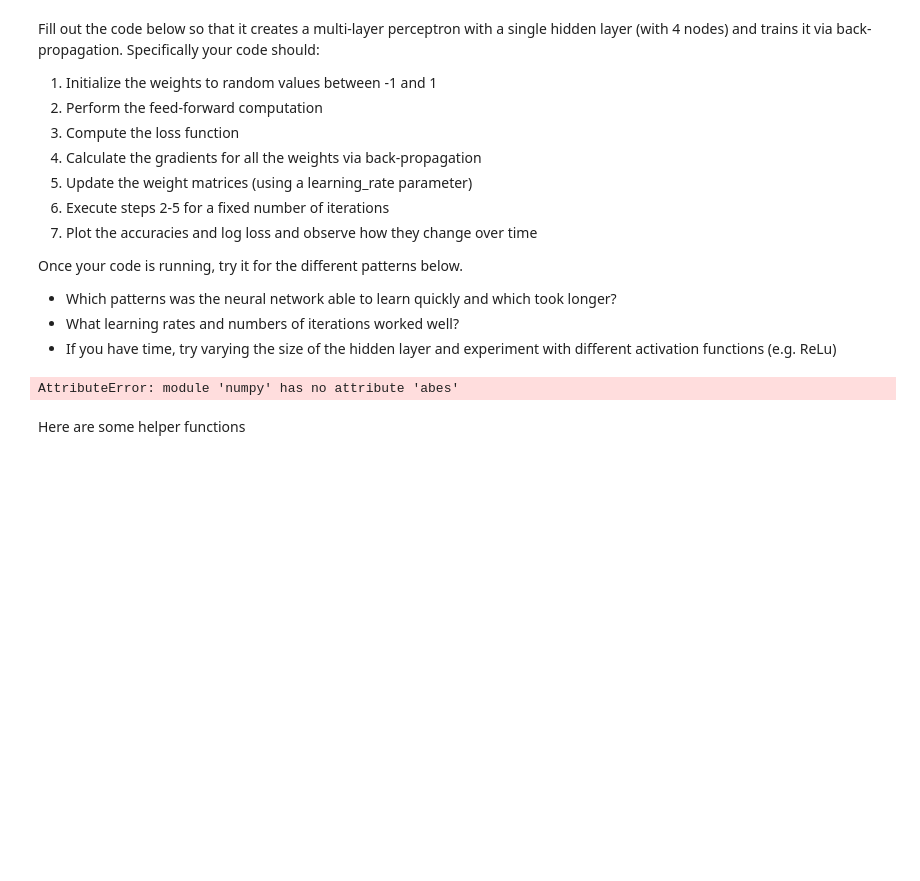
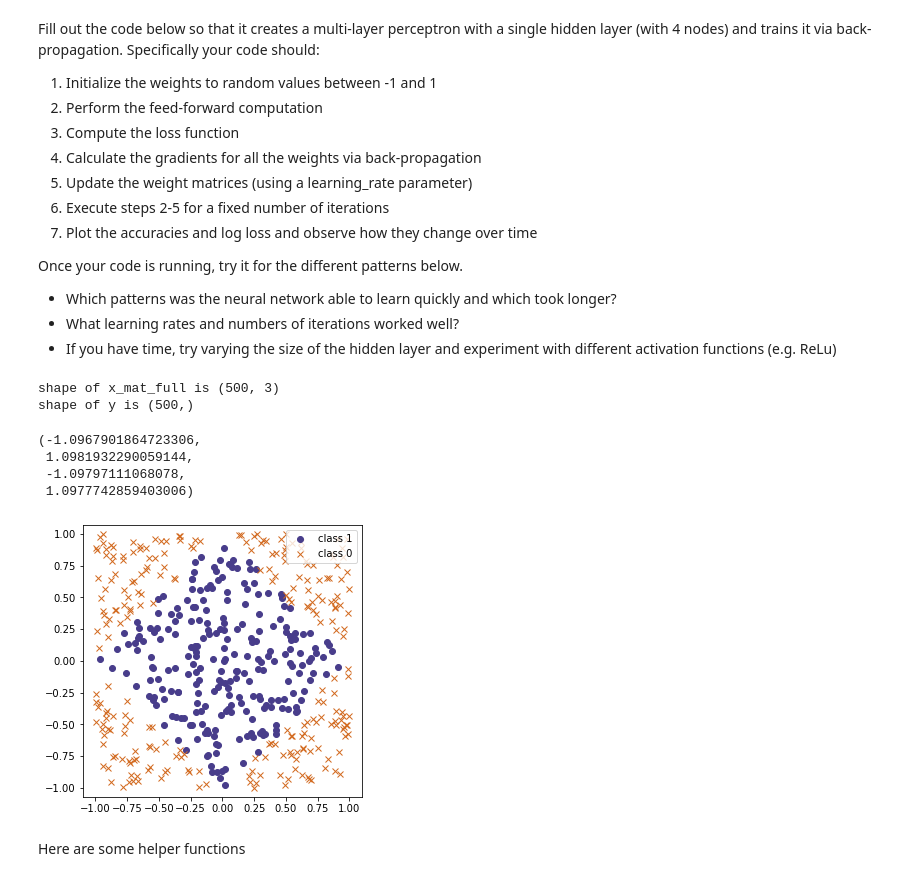
Before and after one commit to ryanRATM/cnt6150, a Jupyter notebook: hw3/03_Backprop_Exercise_Question_Diamond.ipynb, the cells around one changed output. Drawn from its saved outputs; the diff is of its cells as text; code cells hidden in the pictures; blank space fills up the shorter version.

```diff
--- a/hw3/03_Backprop_Exercise_Question_Diamond.ipynb
+++ b/hw3/03_Backprop_Exercise_Question_Diamond.ipynb
@@ -33,35 +33,41 @@ num_obs = 500
 x_mat_1 = np.random.uniform(-1, 1, size=(num_obs, 2))
 x_mat_bias = np.ones((num_obs, 1))
 x_mat_full = np.concatenate((x_mat_1, x_mat_bias), axis=1)
 
 # PICK ONE PATTERN BELOW and comment out the rest.
 
 # # Circle pattern
 # y = (np.sqrt(x_mat_full[:,0]**2 + x_mat_full[:,1]**2)<.75).astype(int)
 
 # # Diamond Pattern
-y = ((np.abs(x_mat_full[:, 0]) + np.abes(x_mat_full[:, 1])) < 1).astype(int)
+y = ((np.abs(x_mat_full[:, 0]) + np.abs(x_mat_full[:, 1])) < 1).astype(int)
 
 # # Centered square
 # y = ((np.maximum(np.abs(x_mat_full[:,0]), np.abs(x_mat_full[:,1])))<.5).astype(int)
 
 # # Thick Right Angle pattern
 # y = (((np.maximum((x_mat_full[:,0]), (x_mat_full[:,1])))<.5) & ((np.maximum((x_mat_full[:,0]), (x_mat_full[:,1])))>-.5)).astype(int)
 
 # # Thin right angle pattern
 # y = (((np.maximum((x_mat_full[:,0]), (x_mat_full[:,1])))<.5) & ((np.maximum((x_mat_full[:,0]), (x_mat_full[:,1])))>0)).astype(int)
 
 
 print('shape of x_mat_full is {}'.format(x_mat_full.shape))
 print('shape of y is {}'.format(y.shape))
 
 fig, ax = plt.subplots(figsize=(5, 5))
 ax.plot(x_mat_full[y == 1, 0], x_mat_full[y == 1, 1], 'ro', label='class 1', color='darkslateblue')
 ax.plot(x_mat_full[y == 0, 0], x_mat_full[y == 0, 1], 'bx', label='class 0', color='chocolate')
 ax.legend(loc='best')
 ax.axis('equal')
 # %% [output]
-AttributeError: module 'numpy' has no attribute 'abes'
+shape of x_mat_full is (500, 3)
+shape of y is (500,)
+(-1.0967901864723306,
+ 1.0981932290059144,
+ -1.09797111068078,
+ 1.0977742859403006)
+[figure, added]
 # %% [markdown]
 Here are some helper functions
 # %%
```
Also changed, not shown: parts of 11 cells of this notebook, 5 other files.
